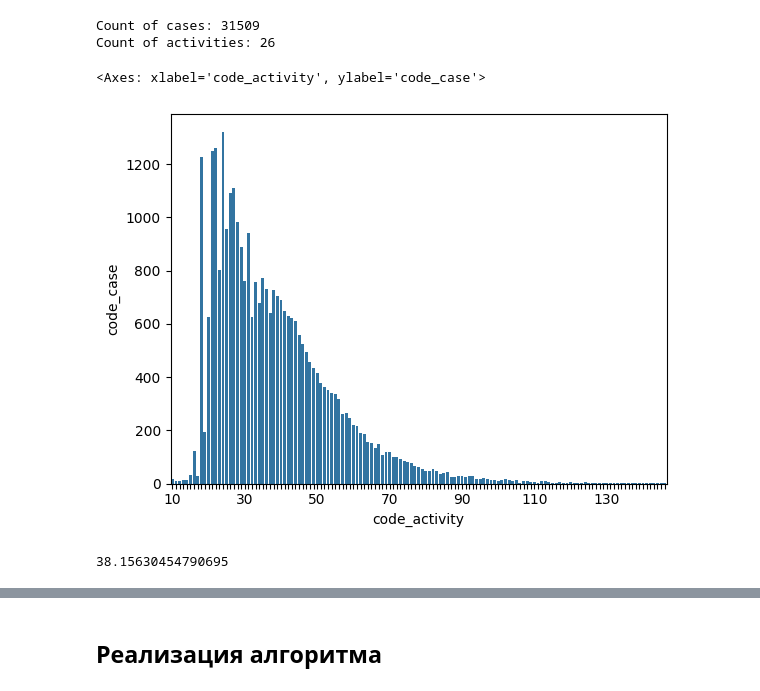
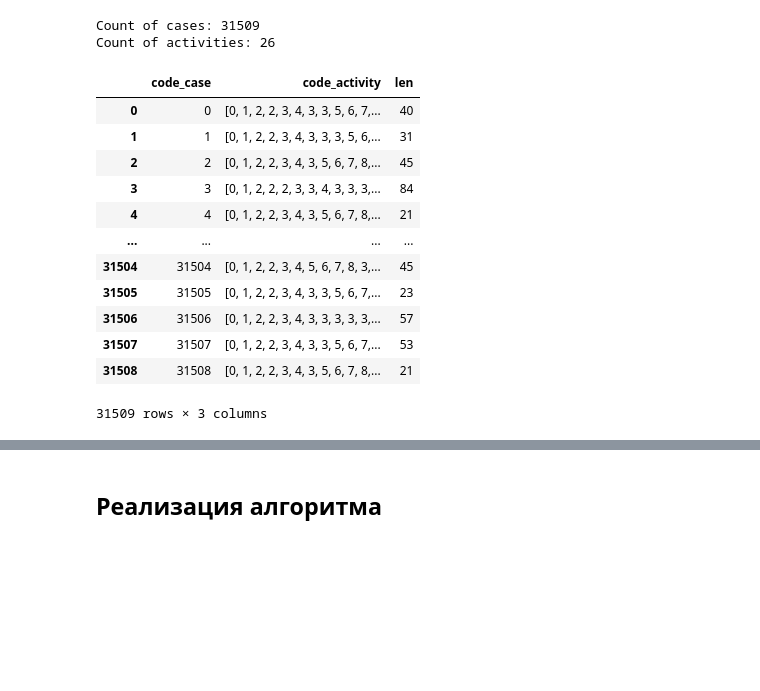
Before and after one commit to SomeoneNamedAnya/Course-Project-2024-2025, a Jupyter notebook: Algorithm/analysi_event_log.ipynb, the cells around one changed output, grey strips where cells are left out. Cells and saved outputs as stored; diff of their text form; code cells hidden in the pictures; blank space fills up the shorter version.

```diff
--- a/Algorithm/analysi_event_log.ipynb
+++ b/Algorithm/analysi_event_log.ipynb
@@ -62,17 +59,17 @@ for_plot = for_plot.groupby("code_activity")["code_case"].count().reset_index()
-# %%
-plot = sns.barplot(for_plot, x='code_activity', y="code_case")
-cnt = 0
-xticks = plot.get_xticklabels()
-for i in range(len(xticks)):
-    if i % 20 != 0:
-        xticks[i].set_text("")
-plot.set_xticklabels(xticks)
-
-plot
-# %% [output]
-<Axes: xlabel='code_activity', ylabel='code_case'>
-[figure, removed]
-# %%
-print((for_plot["code_activity"] * for_plot["code_case"]).sum() / for_plot["code_case"].sum())
-# %% [output]
-38.15630454790695
+# %%
+grouped_df["len"] = grouped_df["code_activity"].apply(lambda x : len(x))
+grouped_df
+# %% [output]
+|  | code_case | code_activity | len |
+| 0 | 0 | [0, 1, 2, 2, 3, 4, 3, 3, 5, 6, 7,... | 40 |
+| 1 | 1 | [0, 1, 2, 2, 3, 4, 3, 3, 3, 5, 6,... | 31 |
+| 2 | 2 | [0, 1, 2, 2, 3, 4, 3, 5, 6, 7, 8,... | 45 |
+| 3 | 3 | [0, 1, 2, 2, 2, 3, 3, 4, 3, 3, 3,... | 84 |
+| 4 | 4 | [0, 1, 2, 2, 3, 4, 3, 5, 6, 7, 8,... | 21 |
+| ... | ... | ... | ... |
+| 31504 | 31504 | [0, 1, 2, 2, 3, 4, 5, 6, 7, 8, 3,... | 45 |
+| 31505 | 31505 | [0, 1, 2, 2, 3, 4, 3, 3, 5, 6, 7,... | 23 |
+| 31506 | 31506 | [0, 1, 2, 2, 3, 4, 3, 3, 3, 3, 3,... | 57 |
+| 31507 | 31507 | [0, 1, 2, 2, 3, 4, 3, 3, 5, 6, 7,... | 53 |
+| 31508 | 31508 | [0, 1, 2, 2, 3, 4, 3, 5, 6, 7, 8,... | 21 |
+31509 rows × 3 columns
```
Also changed, not shown: parts of 7 cells of this notebook, 3 other files.
